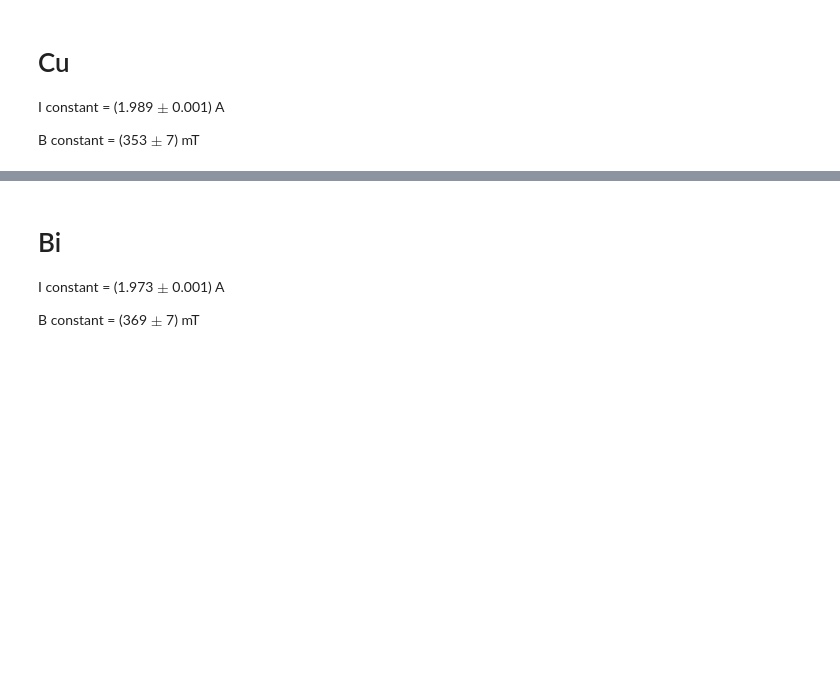
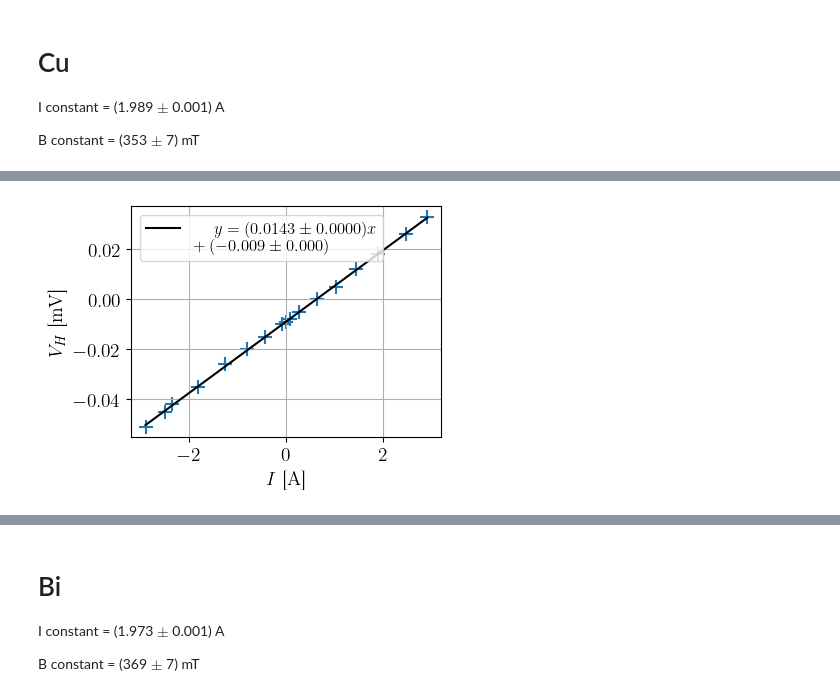
Before and after one commit to TomVdt/TPII-rapports, a Jupyter notebook: 03-H6-effet-hall/analyse/exp2.ipynb, the cells around one changed output, grey strips where cells are left out. Cells and saved outputs as stored; diff of their text form; code cells hidden in the pictures; blank space fills up the shorter version.

```diff
--- a/03-H6-effet-hall/analyse/exp2.ipynb
+++ b/03-H6-effet-hall/analyse/exp2.ipynb
@@ -48,0 +149,22 @@ plt.grid()
+# %%
+Ag_I = np.loadtxt("../data/Cu_5branch_I.csv", delimiter=",", skiprows=1)
+
+I = Ag_I[:,0]
+Vh = Ag_I[:,1]
+
+plt.scatter(I, Vh)
+# plt.errorbar(Bx, By, xerr=unp.std_devs(Bx), yerr=unp.std_devs(By))
+
+coefs, cov = np.polyfit(I, Vh, 1, cov=True)
+fit = np.poly1d(coefs)
+coefserr = unp.uarray(coefs, cov[(0,1),(0,1)])
+
+plt.plot(I, fit(I), label=r"$y = ({:.4fL})x \\+ ({:.3fL})$".format(*coefserr), color="black")
+
+plt.legend()
+plt.xlabel(r"$I$ [\si{\ampere}]")
+plt.ylabel(r"$V_H$ [\si{\milli \volt}]")
+plt.grid()
+# plt.tight_layout(pad=0.5)
+# %% [output]
+[figure, added]
```
Also changed, not shown: parts of 19 cells of this notebook.
